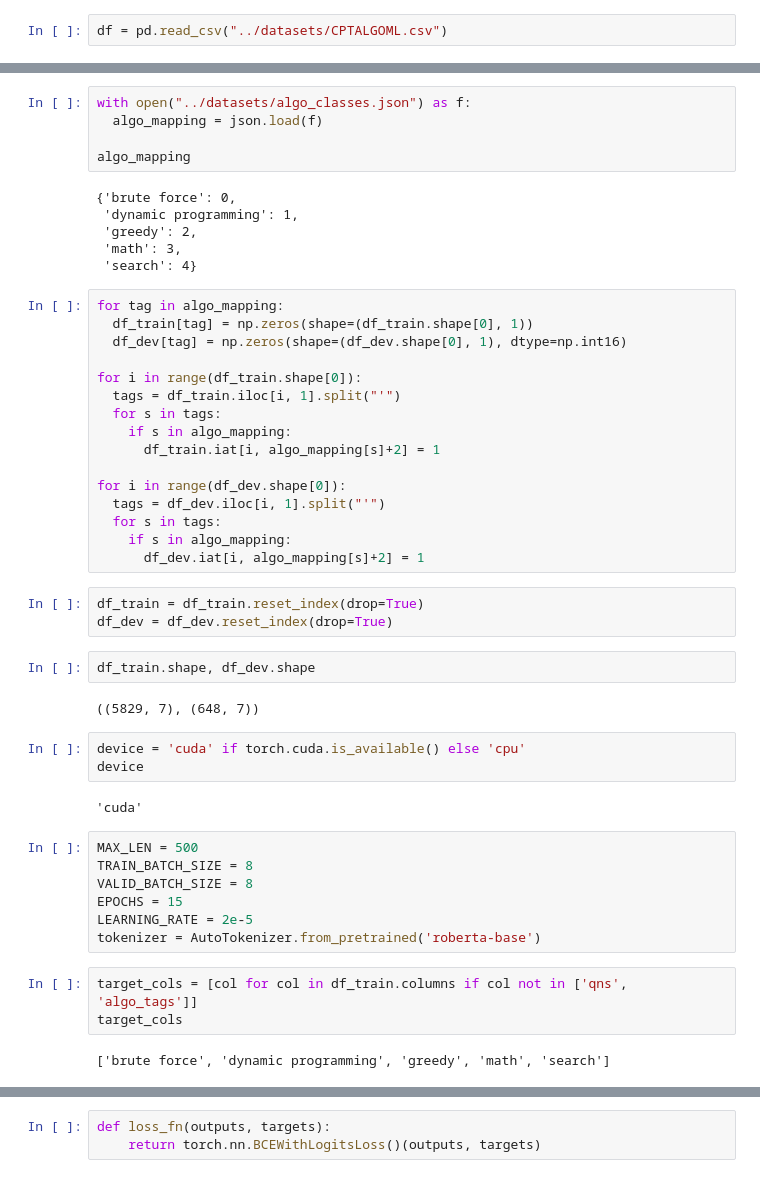
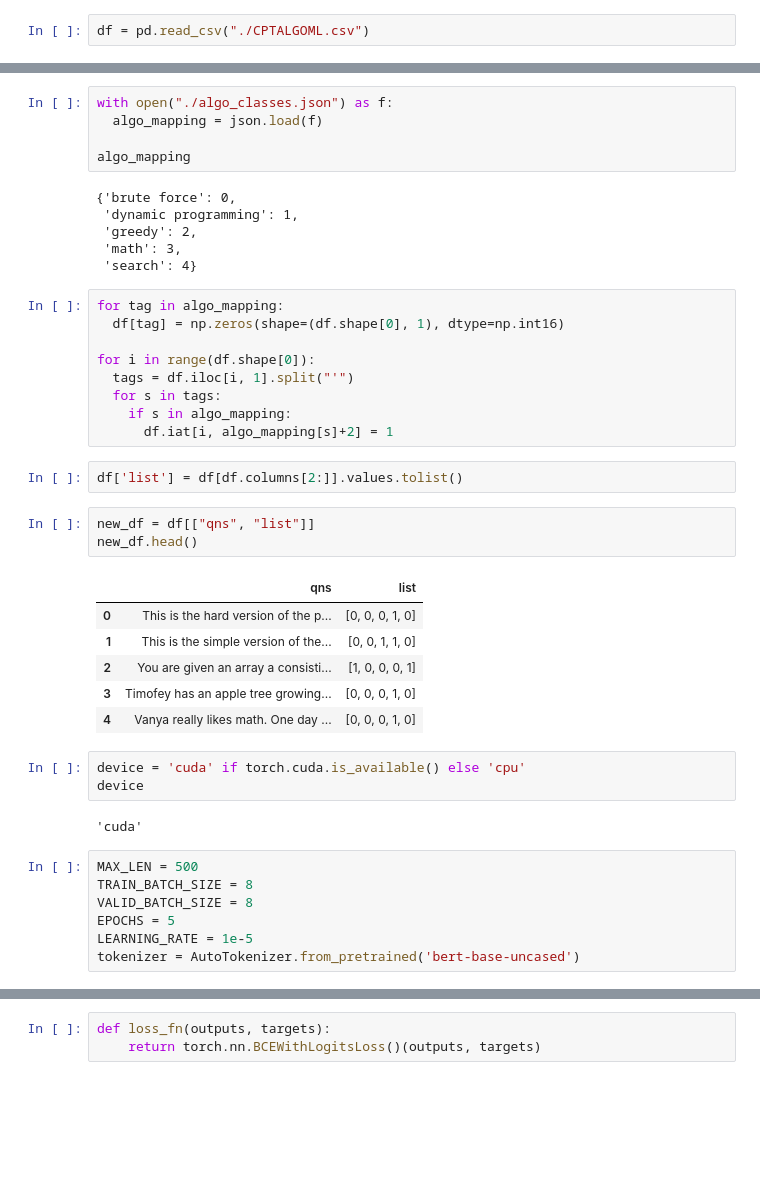
Before and after one commit to SkAndMl/question_tagging, a Jupyter notebook: notebooks/5_finetuning_bert_multilabel_classification.ipynb, the cells around one changed output, grey strips where cells are left out. Saved outputs shown, nothing was run; the diff lists cells and outputs as text; blank space fills up the shorter version.

```diff
--- a/notebooks/5_finetuning_bert_multilabel_classification.ipynb
+++ b/notebooks/5_finetuning_bert_multilabel_classification.ipynb
@@ -17,7 +19,7 @@ warnings.filterwarnings('ignore')
 
 pd.set_option("display.max_columns", None)
 # %%
-df = pd.read_csv("../datasets/CPTALGOML.csv")
+df = pd.read_csv("./CPTALGOML.csv")
 # %%
 df["qns"] = df["question_text"] + "\n" + df["input_outputs"]
 df = df[["qns", "algo_tags"]]
@@ -45,5 +34,5 @@ df_train.shape, df_dev.shape
 # %%
-with open("../datasets/algo_classes.json") as f:
+with open("./algo_classes.json") as f:
   algo_mapping = json.load(f)
 
 algo_mapping
@@ -55,27 +44,25 @@ algo_mapping
  'search': 4}
 # %%
 for tag in algo_mapping:
-  df_train[tag] = np.zeros(shape=(df_train.shape[0], 1))
-  df_dev[tag] = np.zeros(shape=(df_dev.shape[0], 1), dtype=np.int16)
+  df[tag] = np.zeros(shape=(df.shape[0], 1), dtype=np.int16)
 
-for i in range(df_train.shape[0]):
-  tags = df_train.iloc[i, 1].split("'")
+for i in range(df.shape[0]):
+  tags = df.iloc[i, 1].split("'")
   for s in tags:
     if s in algo_mapping:
-      df_train.iat[i, algo_mapping[s]+2] = 1
-
-for i in range(df_dev.shape[0]):
-  tags = df_dev.iloc[i, 1].split("'")
-  for s in tags:
-    if s in algo_mapping:
-      df_dev.iat[i, algo_mapping[s]+2] = 1
+      df.iat[i, algo_mapping[s]+2] = 1
-# %%
-df_train = df_train.reset_index(drop=True)
-df_dev = df_dev.reset_index(drop=True)
-# %%
-df_train.shape, df_dev.shape
-# %% [output]
-((5829, 7), (648, 7))
+# %%
+df['list'] = df[df.columns[2:]].values.tolist()
+# %%
+new_df = df[["qns", "list"]]
+new_df.head()
+# %% [output]
+|  | qns | list |
+| 0 | This is the hard version of the p... | [0, 0, 0, 1, 0] |
+| 1 | This is the simple version of the... | [0, 0, 1, 1, 0] |
+| 2 | You are given an array a consisti... | [1, 0, 0, 0, 1] |
+| 3 | Timofey has an apple tree growing... | [0, 0, 0, 1, 0] |
+| 4 | Vanya really likes math. One day ... | [0, 0, 0, 1, 0] |
 # %%
 device = 'cuda' if torch.cuda.is_available() else 'cpu'
 device
@@ -85,14 +72,9 @@ device
 MAX_LEN = 500
 TRAIN_BATCH_SIZE = 8
 VALID_BATCH_SIZE = 8
-EPOCHS = 15
-LEARNING_RATE = 2e-5
-tokenizer = AutoTokenizer.from_pretrained('roberta-base')
+EPOCHS = 5
+LEARNING_RATE = 1e-5
+tokenizer = AutoTokenizer.from_pretrained('bert-base-uncased')
-# %%
-target_cols = [col for col in df_train.columns if col not in ['qns', 'algo_tags']]
-target_cols
-# %% [output]
-['brute force', 'dynamic programming', 'greedy', 'math', 'search']
 # %%
 class BERTDataset(Dataset):
     def __init__(self, df, tokenizer, max_len):
```
Also changed, not shown: parts of 14 cells of this notebook.
